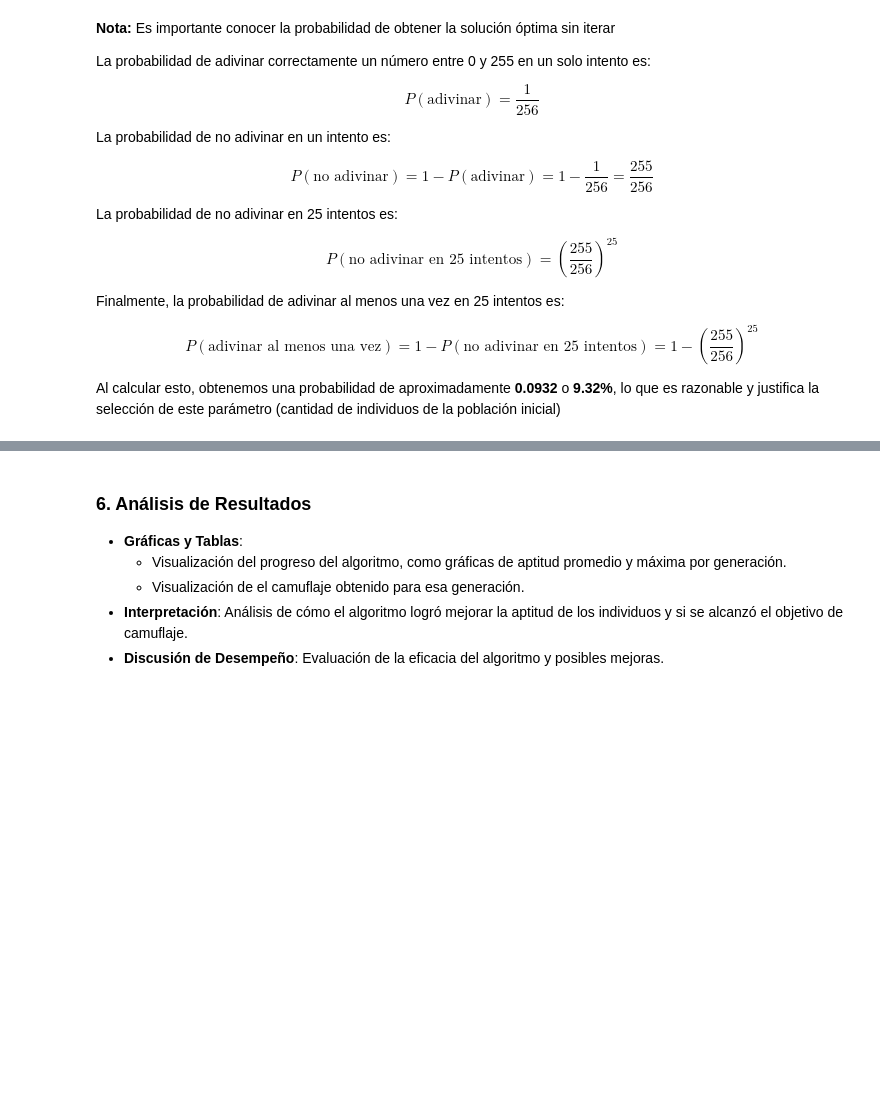
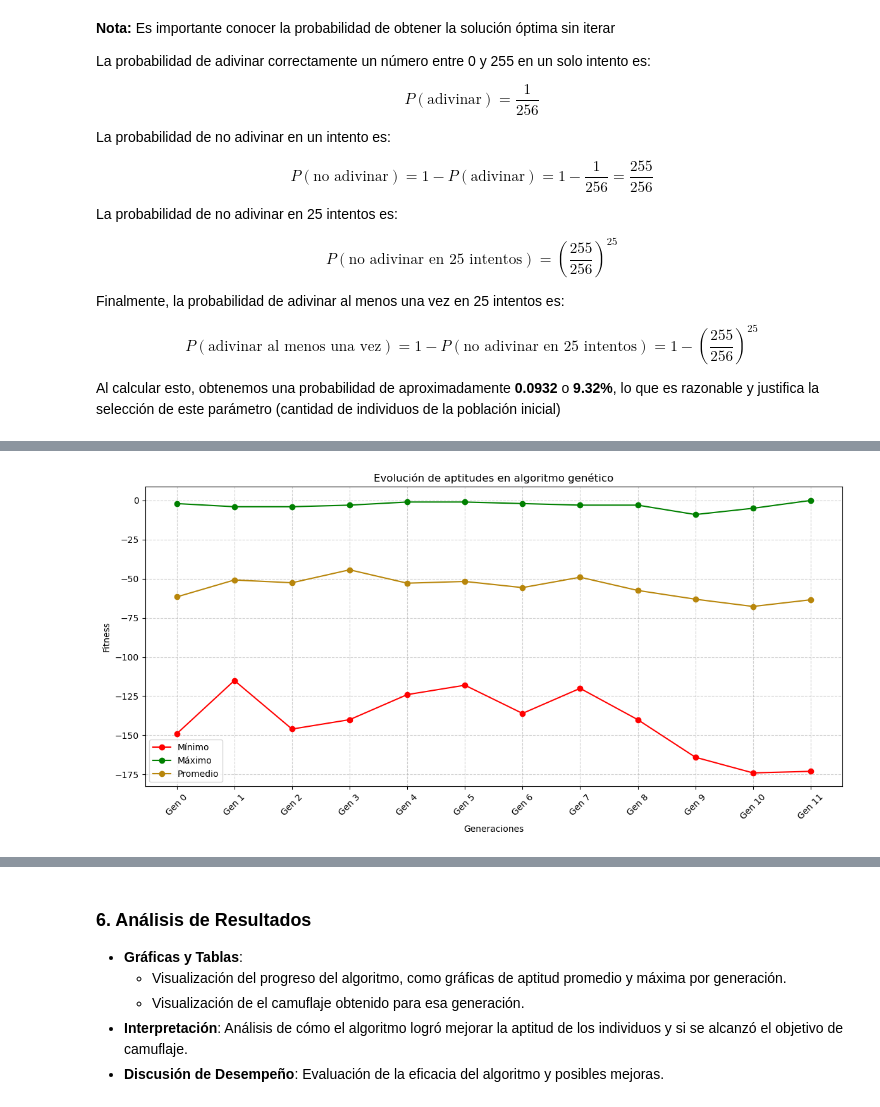
Before and after one commit to ddi4z/Laboratorios-MOS, a Jupyter notebook: Laboratorio 5/solucionP1.ipynb, the cells around one changed output, grey strips where cells are left out. Saved outputs shown, nothing was run; the diff lists cells and outputs as text; code cells hidden in the pictures; blank space fills up the shorter version.

```diff
--- a/Laboratorio 5/solucionP1.ipynb
+++ b/Laboratorio 5/solucionP1.ipynb
@@ -426,0 +587,30 @@ print(algoritmoGeneticoCamuflaje.obtenerMetricas())
+# %%
+# Extrae las series de la lista
+minimos = [t[0] for t in algoritmoGeneticoCamuflaje.evolucion_aptitudes]
+maximos = [t[1] for t in algoritmoGeneticoCamuflaje.evolucion_aptitudes]
+promedios = [t[2] for t in algoritmoGeneticoCamuflaje.evolucion_aptitudes]
+
+# Genera índices para las barras
+x = np.arange(len(algoritmoGeneticoCamuflaje.evolucion_aptitudes))
+
+# Crear el gráfico
+plt.figure(figsize=(12, 6))
+
+# Diagrama de líneas
+plt.plot(x, minimos, color='red', marker='o', label='Mínimo')
+plt.plot(x, maximos, color='green', marker='o', label='Máximo')
+plt.plot(x, promedios, color='darkgoldenrod', marker='o', label='Promedio')
+
+# Personalización del gráfico
+plt.xlabel('Generaciones')
+plt.ylabel('Fitness')
+plt.title('Evolución de aptitudes en algoritmo genético')
+plt.xticks(x, [f'Gen {i}' for i in range(len(algoritmoGeneticoCamuflaje.evolucion_aptitudes))], rotation=45)
+plt.legend()
+plt.grid(True, linestyle='--', alpha=0.6)
+plt.tight_layout()
+
+# Mostrar el gráfico
+plt.show()
+# %% [output]
+[figure, added]
```
Also changed, not shown: parts of 22 cells of this notebook.
